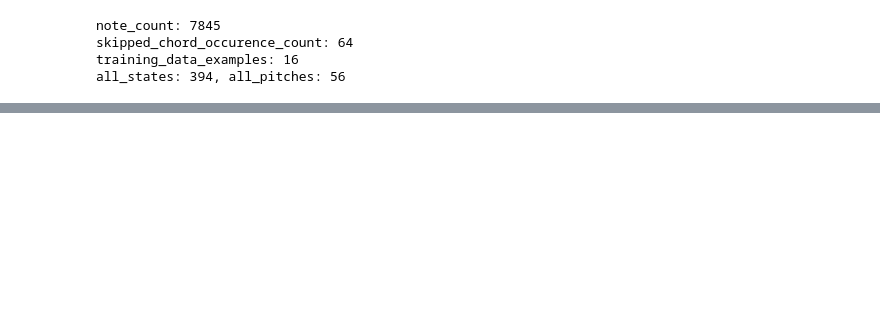
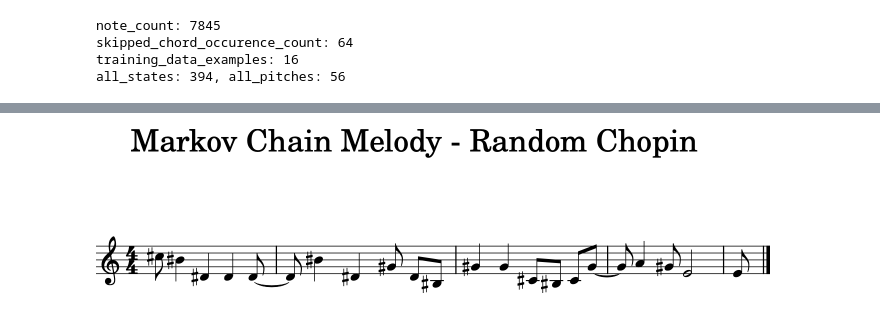
Before and after one commit to kdr/balkon, a Jupyter notebook: markov-chain-melody-experiments/01-extended-markov-chain-continue-multi-models.ipynb, the cells around one changed output, grey strips where cells are left out. Cells and saved outputs as stored; diff of their text form; code cells hidden in the pictures; blank space fills up the shorter version.

```diff
--- a/markov-chain-melody-experiments/01-extended-markov-chain-continue-multi-models.ipynb
+++ b/markov-chain-melody-experiments/01-extended-markov-chain-continue-multi-models.ipynb
@@ -150,0 +161,18 @@ score.show()
+# %%
+generated_melody, _ = chopin_model.generate(20)
+
+from music21 import metadata, note, stream
+
+score = stream.Score()
+score.metadata = metadata.Metadata(title="Markov Chain Melody - Random Chopin")
+part = stream.Part()
+for n, d in generated_melody:
+    if n == 'Rest':
+        part.append(note.Rest(quarterLength=d))
+    else:
+        part.append(note.Note(n, quarterLength=d))
+score.append(part)
+
+score.show('midi')
+score.show()
+# %% [output]
@@ -151,3 +180,4 @@ score.show()
+[figure, added]
 # %%
 def show_score(melody, title='Markov Chain Melody'):
     score = stream.Score()
```
Also changed, not shown: parts of 16 cells of this notebook.
